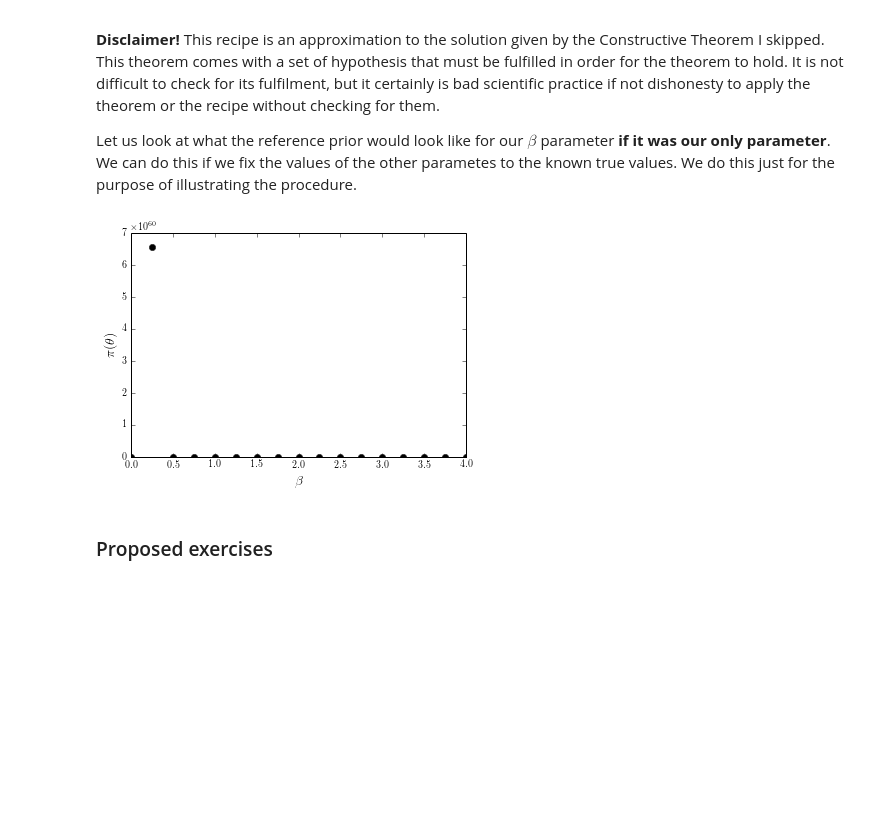
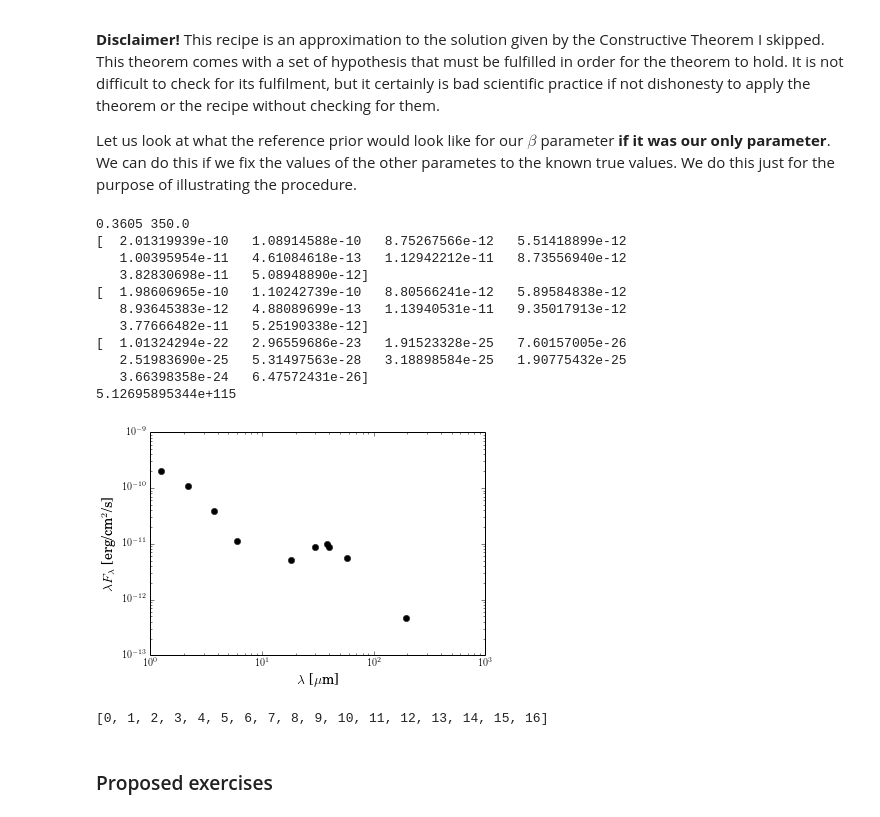
Before and after one commit to luis-sarro/ESAC-Astrostatistics-School-, a Jupyter notebook: ESAC School - Day 1 - Model Fitting.ipynb, the cells around one changed output. Saved outputs shown, nothing was run; the diff lists cells and outputs as text; code cells hidden in the pictures; blank space fills up the shorter version.

```diff
--- a/ESAC School - Day 1 - Model Fitting.ipynb
+++ b/ESAC School - Day 1 - Model Fitting.ipynb
@@ -685,58 +685,88 @@ def likelihood(theta,lambda_obs,flux_obs,error_obs):
     f = theta[3]
     flux_model = yso_model_function(lambda_obs,tstar,tdust,beta,f)
 # The normalization here is hardcoded [TO BE IMPROVED]
     norm_factor = flux[5]/yso_model_function(lambda_obs[0],tstar,tdust,beta,f)
     flux_model = flux_model * norm_factor
     tmp = error_obs**2.0
+    print flux_obs
+    print flux_model
+    print tmp
     value = multivariate_normal.pdf(flux_obs,flux_model,tmp)
     return value
 
+synthetic_sed = yso_model_function(lambdas,teff_star,teff_dust,0.25,f)
+norm_factor = flux[5] / yso_model_function(lambdas[0],teff_star,teff_dust,0.25,f)
+synthetic_sed = norm_factor * synthetic_sed
+D = np.random.normal(synthetic_sed,synthetic_sed*scalar_uncert)
+plt.plot(lambdas,D,'ok')
+plt.xscale('log')
+plt.yscale('log')
+plt.xlabel(r'$\lambda$ [$\mu$m]',fontsize = 14)
+plt.ylabel(r'$\lambda F_{\lambda}$ [erg/cm$^{2}$/s]',fontsize = 14)
+tmp = [teff_star,teff_dust,0.25,f]
+print likelihood(tmp,lambdas,D,D*scalar_uncert)
 
 
 scalar_uncert = 5.0e-2
 k = 10
-lambdas = np.random.uniform(np.min(lmb),np.max(lmb),k-1)
+lambdas = np.random.uniform(np.min(np.log10(lmb)),np.max(np.log10(lmb)),k-1)
+lambdas = 10**lambdas
 lambdas = np.concatenate([lmb[5:6],lambdas])
 m = 50 # preferably >> 100
 sample_vals = range(m)
 k = 4 # preferable 8
 num_beta_vals = (2**k)+1
 beta_vals = range(num_beta_vals)
 max_beta = 4
 beta_j = [(float(beta_vals[j])*max_beta/beta_vals[-1]) for j in beta_vals]
 dbeta = beta_j[1]-beta_j[0]
 #Define arrays to hold liks, and cs
 lik_theta = [0 for i in beta_vals]
 c = [-999 for i in sample_vals]
 r_j = [-999 for i in sample_vals]
 pi = [-999 for i in beta_vals]
 
-for idx1 in beta_vals:
-    # Create m samples and calculate r_j(theta) for each
-    for idx2 in sample_vals:
-        synthetic_sed = yso_model_function(lambdas,teff_star,teff_dust,beta_j[idx1],f)
-        norm_factor = flux[5] / yso_model_function(lambdas[0],teff_star,teff_dust,beta_j[idx1],f)
-        synthetic_sed = norm_factor * synthetic_sed
-        D = np.random.normal(synthetic_sed,synthetic_sed*scalar_uncert)
-        for idx3 in beta_vals:
-            theta_j = [teff_star,teff_dust,beta_j[idx3],f]
-            lik_theta[idx3] = likelihood(theta_j,lambdas,D,D*scalar_uncert)
-        c[idx2] = integrate.romb(lik_theta,dx=dbeta)
-        theta_j = [teff_star,teff_dust,beta_j[idx1],f]
-        r_j[idx2] = np.log(likelihood(theta_j,lambdas,D,D*scalar_uncert)/c[idx2])
-        #print c[idx2],r_j[idx2]
-    pi[idx1] = np.exp(np.mean(r_j))
-    #print pi[idx1],idx3,beta_j[idx3],beta_vals[1],theta_j,scalar_uncert
+#for idx1 in beta_vals:
+#    # Create m samples and calculate r_j(theta) for each
+#    for idx2 in sample_vals:
+#        synthetic_sed = yso_model_function(lambdas,teff_star,teff_dust,beta_j[idx1],f)
+#        norm_factor = flux[5] / yso_model_function(lambdas[0],teff_star,teff_dust,beta_j[idx1],f)
+#        synthetic_sed = norm_factor * synthetic_sed
+#        D = np.random.normal(synthetic_sed,synthetic_sed*scalar_uncert)
+#        # We now have the mock SED in D
+#        for idx3 in beta_vals:
+#            theta_j = [teff_star,teff_dust,beta_j[idx3],f]
+#            lik_theta[idx3] = likelihood(theta_j,lambdas,D,D*scalar_uncert)
+#        c[idx2] = integrate.romb(lik_theta,dx=dbeta)
+#        theta_j = [teff_star,teff_dust,beta_j[idx1],f]
+#        r_j[idx2] = np.log(likelihood(theta_j,lambdas,D,D*scalar_uncert)/c[idx2])
+#    pi[idx1] = np.exp(np.mean(r_j))
+#    #print pi[idx1],idx3,beta_j[idx3],beta_vals[1],theta_j,scalar_uncert
+#
+#plt.plot(beta_j,pi,'ok')
+#plt.xlabel(r'$\beta$',fontsize = 14)
+#plt.ylabel(r'$\pi(\theta)$',fontsize = 14)
 
-plt.plot(beta_j,pi,'ok')
-plt.xlabel(r'$\beta$',fontsize = 14)
-plt.ylabel(r'$\pi(\theta)$',fontsize = 14)
-
-def reference_prior_beta(beta):
-    value = interp1d(beta_j,pi) # linear should suffice
-    return value
+#def reference_prior_beta(beta):
+#    value = interp1d(beta_j,pi) # linear should suffice
+#    return value
 # %% [output]
+0.3605 350.0
+[  2.01319939e-10   1.08914588e-10   8.75267566e-12   5.51418899e-12
+   1.00395954e-11   4.61084618e-13   1.12942212e-11   8.73556940e-12
+   3.82830698e-11   5.08948890e-12]
+[  1.98606965e-10   1.10242739e-10   8.80566241e-12   5.89584838e-12
+   8.93645383e-12   4.88089699e-13   1.13940531e-11   9.35017913e-12
+   3.77666482e-11   5.25190338e-12]
+[  1.01324294e-22   2.96559686e-23   1.91523328e-25   7.60157005e-26
+   2.51983690e-25   5.31497563e-28   3.18898584e-25   1.90775432e-25
+   3.66398358e-24   6.47572431e-26]
+5.12695895344e+115
-[figure, old version]
+[figure, new version]
+# %%
+print beta_vals
+# %% [output]
+[0, 1, 2, 3, 4, 5, 6, 7, 8, 9, 10, 11, 12, 13, 14, 15, 16]
 # %% [markdown]
 ### Proposed exercises
 # %% [markdown]
```
Also changed, not shown: parts of 13 cells of this notebook.
